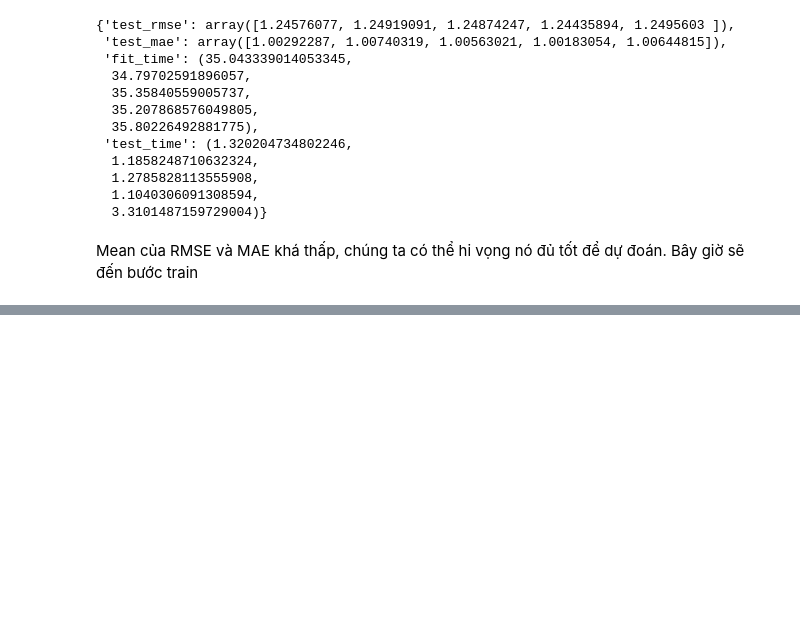
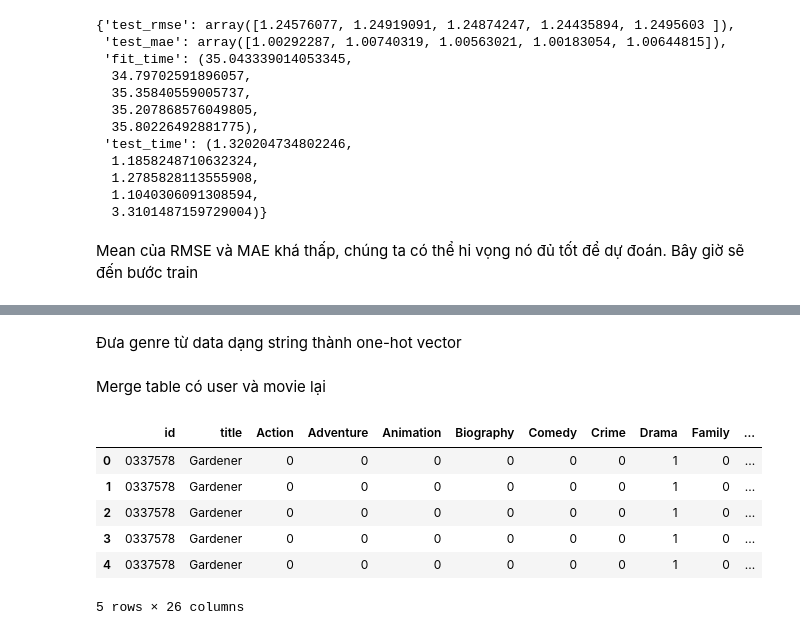
Before and after one commit to bathinh001/Movie-Recommendation-IMDb, a Jupyter notebook: main/main.ipynb, the cells around one changed output, grey strips where cells are left out. Drawn from its saved outputs; the diff is of its cells as text; code cells hidden in the pictures; blank space fills up the shorter version.

```diff
--- a/main/main.ipynb
+++ b/main/main.ipynb
@@ -295,0 +333,4 @@ algo.predict()
+# %%
+movie_df = pd.read_csv('../data/movie.csv', dtype={'id':str})
+# %% [markdown]
+Đưa genre từ data dạng string thành one-hot vector
@@ -295,0 +341,2 @@ algo.predict()
+# %% [markdown]
+Merge table có user và movie lại
@@ -295,0 +345,10 @@ algo.predict()
+# %%
+movie_user_df.head(5)
+# %% [output]
+|  | id | title | Action | Adventure | Animation | Biography | Comedy | Crime | Drama | Family | ... |
+| 0 | 0337578 | Gardener | 0 | 0 | 0 | 0 | 0 | 0 | 1 | 0 | ... |
+| 1 | 0337578 | Gardener | 0 | 0 | 0 | 0 | 0 | 0 | 1 | 0 | ... |
+| 2 | 0337578 | Gardener | 0 | 0 | 0 | 0 | 0 | 0 | 1 | 0 | ... |
+| 3 | 0337578 | Gardener | 0 | 0 | 0 | 0 | 0 | 0 | 1 | 0 | ... |
+| 4 | 0337578 | Gardener | 0 | 0 | 0 | 0 | 0 | 0 | 1 | 0 | ... |
+5 rows × 26 columns
```
Also changed, not shown: parts of 21 cells of this notebook.
